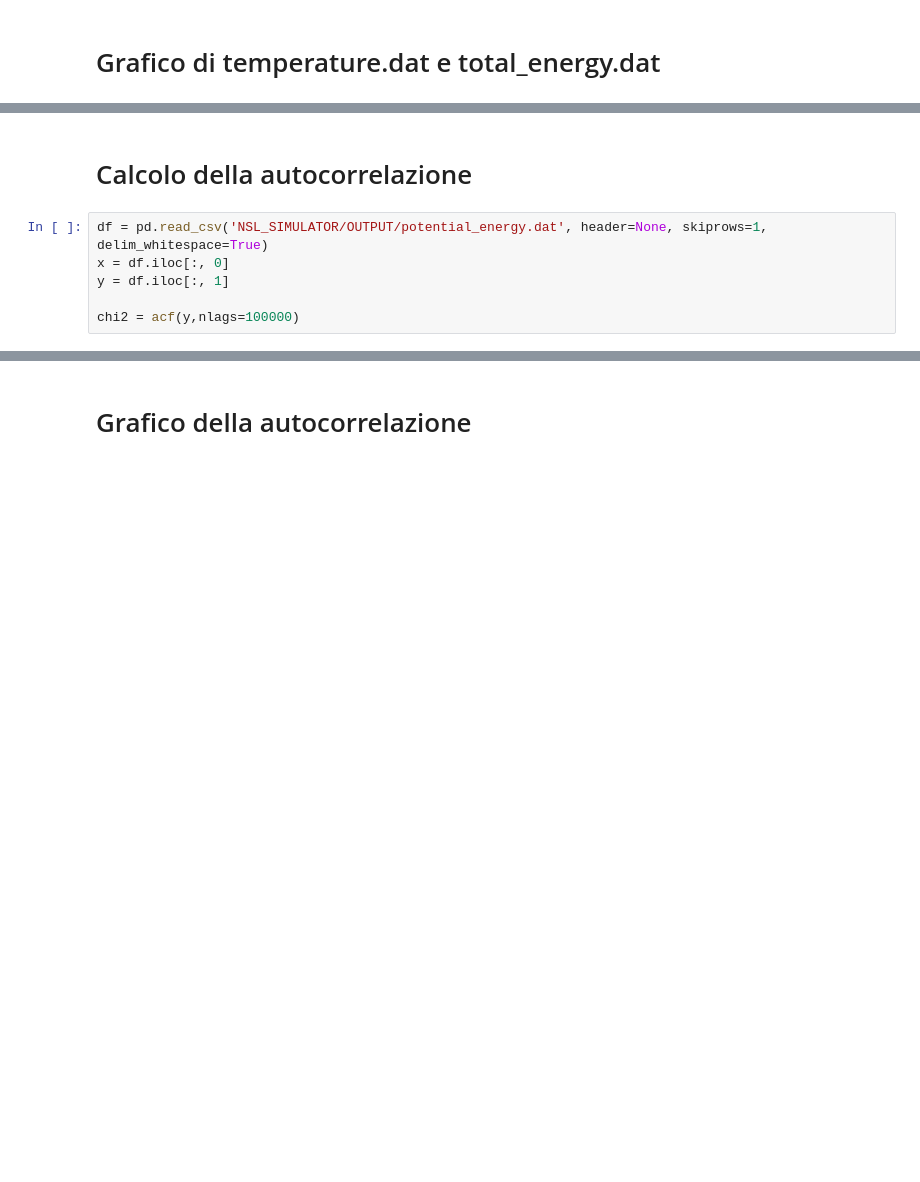
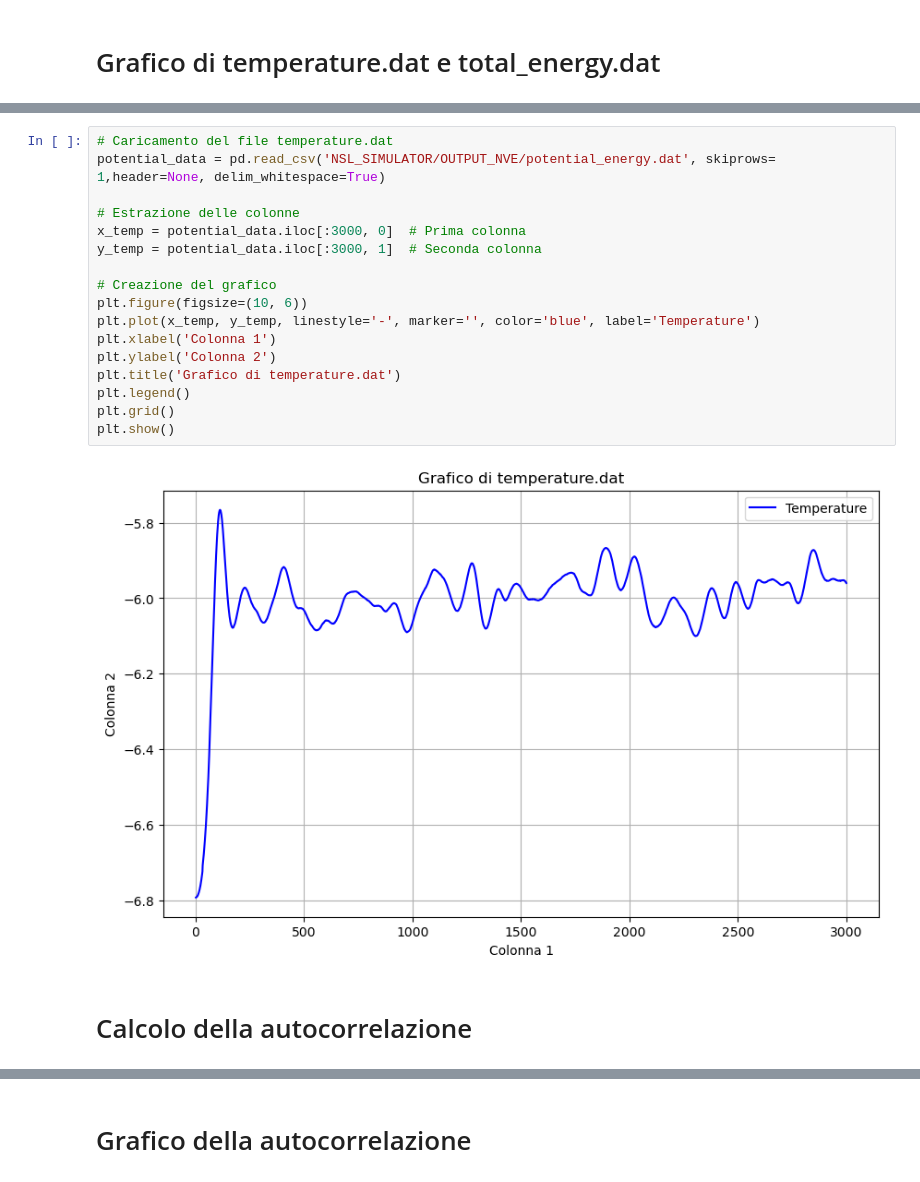
Before and after one commit to filmauri/LSN, a Jupyter notebook: 07/Esercizio7.ipynb, the cells around one changed output, grey strips where cells are left out. Cells and saved outputs as stored; diff of their text form; blank space fills up the shorter version.

```diff
--- a/07/Esercizio7.ipynb
+++ b/07/Esercizio7.ipynb
@@ -9,9 +31,22 @@ from statsmodels.tsa.stattools import acf
+# %%
+# Caricamento del file temperature.dat
+potential_data = pd.read_csv('NSL_SIMULATOR/OUTPUT_NVE/potential_energy.dat', skiprows= 1,header=None, delim_whitespace=True)
+
+# Estrazione delle colonne
+x_temp = potential_data.iloc[:3000, 0]  # Prima colonna
+y_temp = potential_data.iloc[:3000, 1]  # Seconda colonna
+
+# Creazione del grafico
+plt.figure(figsize=(10, 6))
+plt.plot(x_temp, y_temp, linestyle='-', marker='', color='blue', label='Temperature')
+plt.xlabel('Colonna 1')
+plt.ylabel('Colonna 2')
+plt.title('Grafico di temperature.dat')
+plt.legend()
+plt.grid()
+plt.show()
+# %% [output]
+[figure, added]
 # %% [markdown]
 # Calcolo della autocorrelazione
-# %%
-df = pd.read_csv('NSL_SIMULATOR/OUTPUT/potential_energy.dat', header=None, skiprows=1, delim_whitespace=True)
-x = df.iloc[:, 0]
-y = df.iloc[:, 1]
-
-chi2 = acf(y,nlags=100000)
 # %%
```
Also changed, not shown: parts of 18 cells of this notebook, 37 other files.
